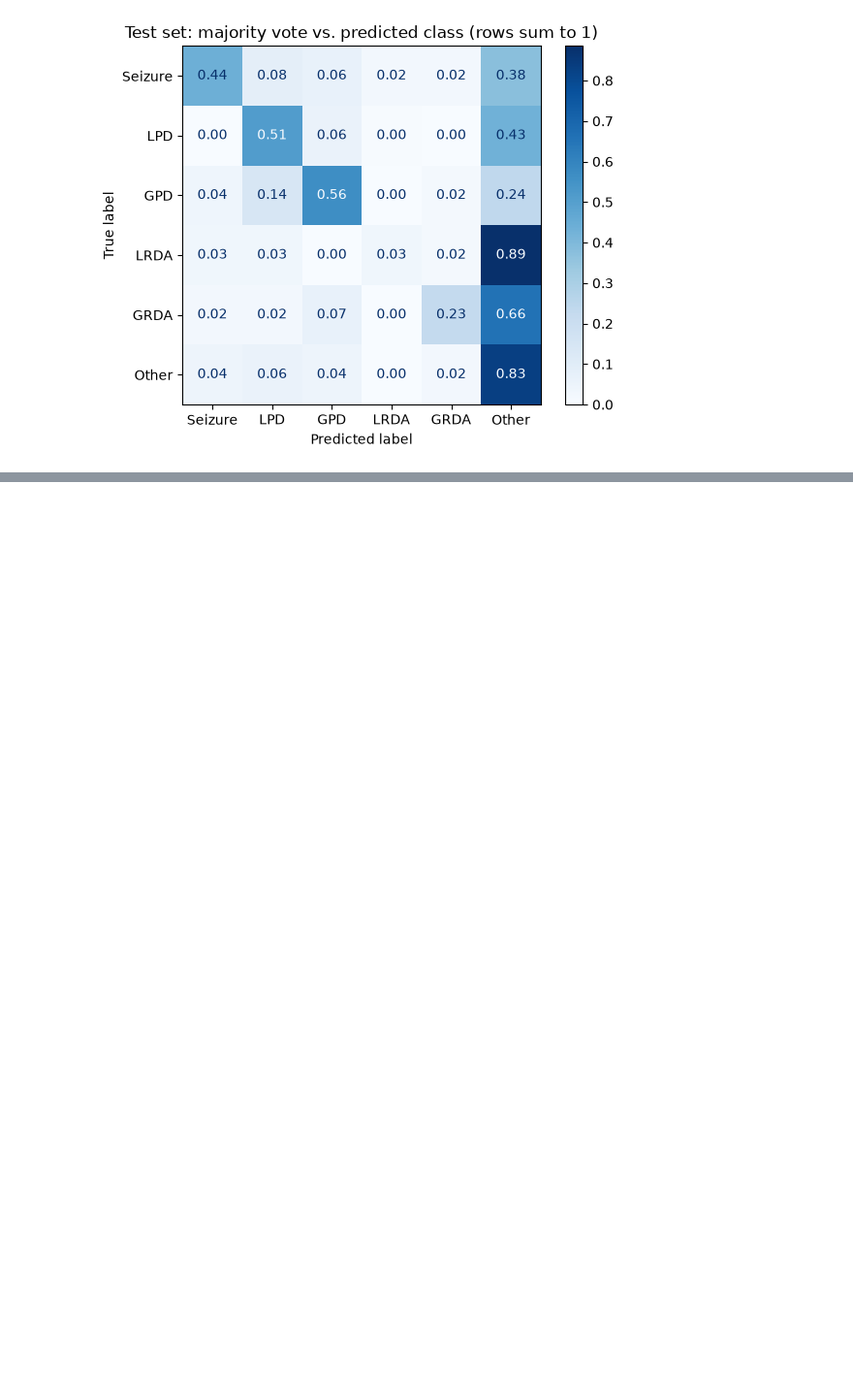
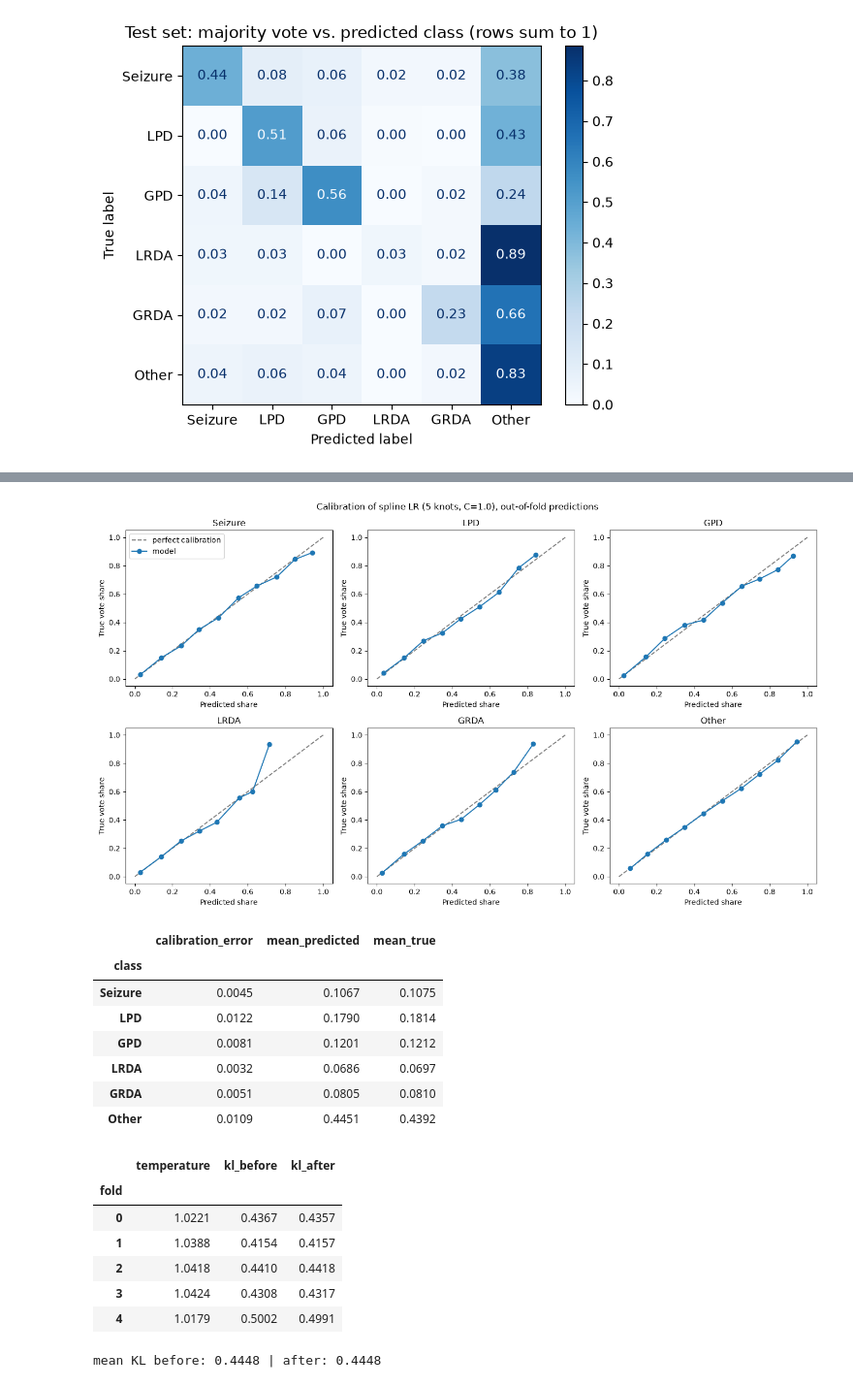
Before and after one commit to daviijulian/ML-Project-2, a Jupyter notebook: notebooks/DavidJulian.ipynb, the cells around one changed output, grey strips where cells are left out. Shown at 97% size. Saved outputs shown, nothing was run; the diff lists cells and outputs as text; code cells hidden in the pictures; blank space fills up the shorter version.

Commit message:
LR improvements: Spline features

```diff
--- a/notebooks/DavidJulian.ipynb
+++ b/notebooks/DavidJulian.ipynb
@@ -711,0 +764,78 @@ weighted avg      0.611     0.630     0.602      1155
+# %%
+from scipy.optimize import minimize_scalar
+
+spline_knots, spline_C = int(best_spline["n_knots"]), float(best_spline["C"])
+spline_lr = make_spline_lr(spline_knots, C=spline_C)
+
+# Out-of-fold predictions: every training segment is predicted by a model that never saw it
+oof_pred = np.zeros_like(y_train)
+fold_of = np.zeros(len(y_train), dtype=int)
+for fold, (train_idx, val_idx) in enumerate(folds):
+    oof_pred[val_idx] = spline_lr(X_train_final.iloc[train_idx], y_train[train_idx], X_train_final.iloc[val_idx])
+    fold_of[val_idx] = fold
+
+# Reliability plots: average predicted share vs. average true vote share, in 10 bins per class
+bins = np.linspace(0, 1, 11)
+fig, axes = plt.subplots(2, 3, figsize=(14, 8))
+calibration_rows = []
+for k, (ax, name) in enumerate(zip(axes.ravel(), CLASS_NAMES)):
+    bin_of = np.clip(np.digitize(oof_pred[:, k], bins) - 1, 0, 9)
+    per_bin = (pd.DataFrame({"bin": bin_of, "pred": oof_pred[:, k], "true": y_train[:, k]})
+               .groupby("bin").agg(pred=("pred", "mean"), true=("true", "mean"), n=("pred", "size")))
+    ax.plot([0, 1], [0, 1], "--", color="gray", label="perfect calibration")
+    ax.plot(per_bin["pred"], per_bin["true"], marker="o", label="model")
+    ax.set_title(name)
+    ax.set_xlabel("Predicted share")
+    ax.set_ylabel("True vote share")
+    # Expected calibration error: average gap from the diagonal, weighted by segments per bin
+    calibration_rows.append({"class": name,
+                             "calibration_error": (per_bin["n"] * (per_bin["pred"] - per_bin["true"]).abs()).sum() / len(y_train),
+                             "mean_predicted": oof_pred[:, k].mean(), "mean_true": y_train[:, k].mean()})
+axes[0, 0].legend()
+fig.suptitle(f"Calibration of spline LR ({spline_knots} knots, C={spline_C}), out-of-fold predictions")
+plt.tight_layout()
+plt.show()
+display(pd.DataFrame(calibration_rows).set_index("class").round(4))
+
+# Temperature scaling: T > 1 softens overconfident predictions, T < 1 sharpens underconfident ones.
+# T is fitted on four folds' predictions and applied to the fifth, so each fold is scored fairly.
+def apply_temperature(pred, T):
+    scaled = np.clip(pred, 1e-12, 1) ** (1 / T)
+    return scaled / scaled.sum(axis=1, keepdims=True)
+
+def fit_temperature(pred, y_true):
+    result = minimize_scalar(lambda log_T: evaluate(y_true, apply_temperature(pred, np.exp(log_T)))["kl"],
+                             bounds=(np.log(0.25), np.log(4)), method="bounded")
+    return np.exp(result.x)
+
+temperature_rows = []
+for fold in range(len(folds)):
+    held_out = fold_of == fold
+    T = fit_temperature(oof_pred[~held_out], y_train[~held_out])
+    temperature_rows.append({
+        "fold": fold, "temperature": T,
+        "kl_before": evaluate(y_train[held_out], oof_pred[held_out])["kl"],
+        "kl_after": evaluate(y_train[held_out], apply_temperature(oof_pred[held_out], T))["kl"],
+    })
+temperature_results = pd.DataFrame(temperature_rows).set_index("fold")
+display(temperature_results.round(4))
+print("mean KL before:", round(temperature_results["kl_before"].mean(), 4),
+      "| after:", round(temperature_results["kl_after"].mean(), 4))
+# %% [output]
+[figure, added]
+|  | calibration_error | mean_predicted | mean_true |
+| class |  |  |  |
+| Seizure | 0.0045 | 0.1067 | 0.1075 |
+| LPD | 0.0122 | 0.1790 | 0.1814 |
+| GPD | 0.0081 | 0.1201 | 0.1212 |
+| LRDA | 0.0032 | 0.0686 | 0.0697 |
+| GRDA | 0.0051 | 0.0805 | 0.0810 |
+| Other | 0.0109 | 0.4451 | 0.4392 |
+|  | temperature | kl_before | kl_after |
+| fold |  |  |  |
+| 0 | 1.0221 | 0.4367 | 0.4357 |
+| 1 | 1.0388 | 0.4154 | 0.4157 |
+| 2 | 1.0418 | 0.4410 | 0.4418 |
+| 3 | 1.0424 | 0.4308 | 0.4317 |
+| 4 | 1.0179 | 0.5002 | 0.4991 |
+mean KL before: 0.4448 | after: 0.4448
```
Also changed, not shown: parts of 6 cells of this notebook.
